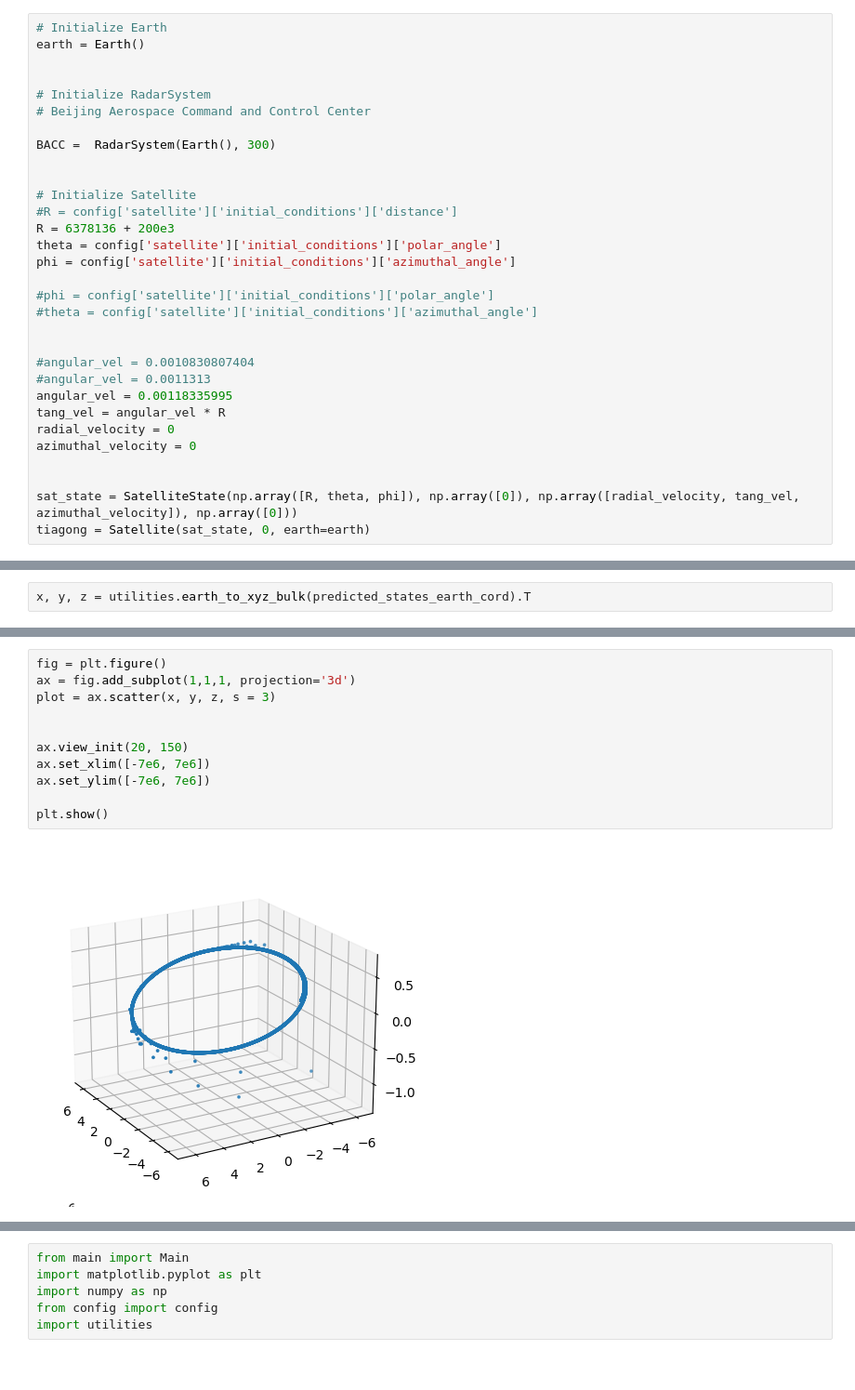
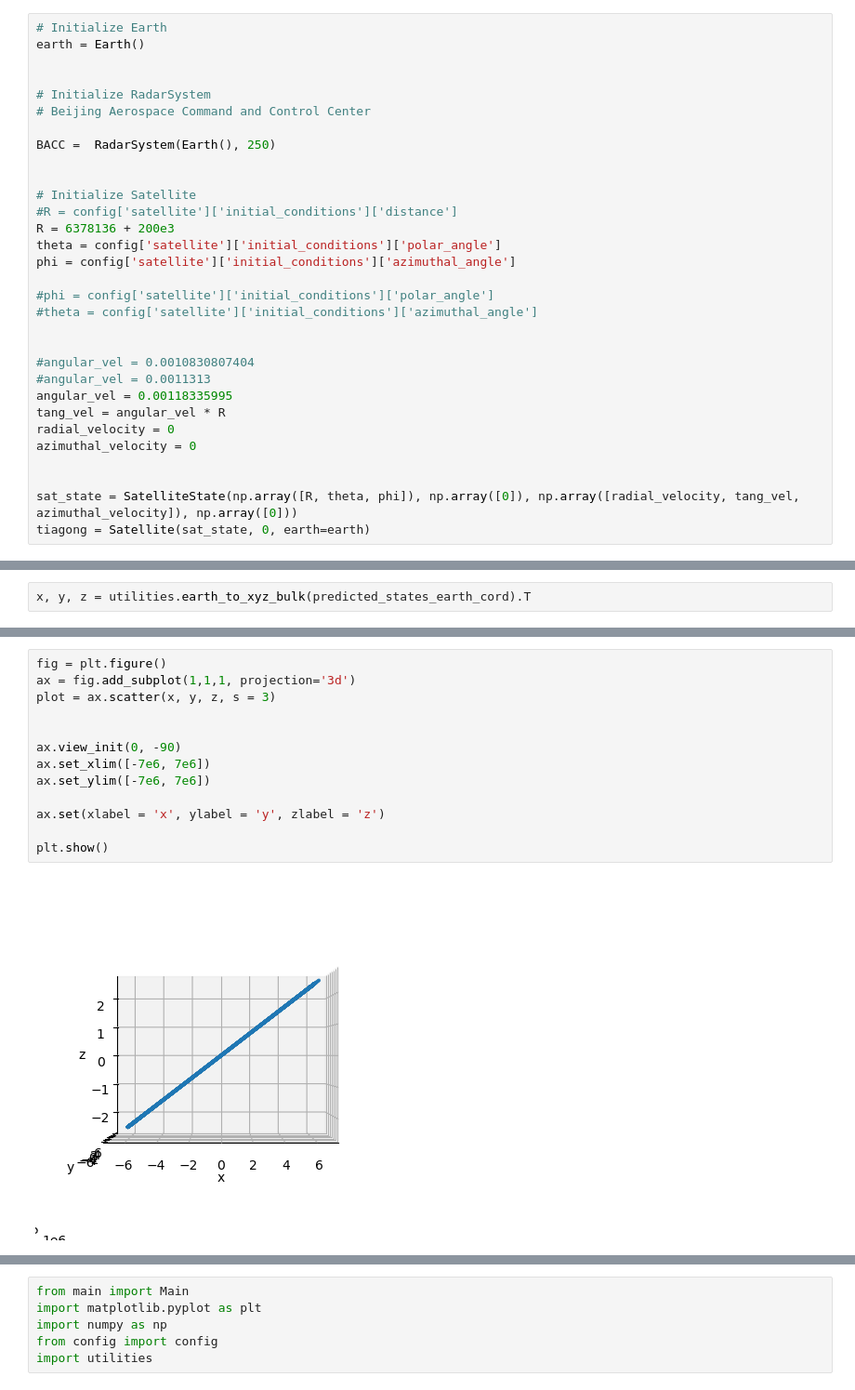
Before and after one commit to Tiangong-PMSC-Group/Satellite-Project, a Jupyter notebook: main_tests.ipynb, the cells around one changed output, grey strips where cells are left out. Shown at 93% size. Drawn from its saved outputs; the diff is of its cells as text.

```diff
--- a/main_tests.ipynb
+++ b/main_tests.ipynb
@@ -30,7 +27,7 @@ earth = Earth()
 # Initialize RadarSystem
 # Beijing Aerospace Command and Control Center
 
-BACC =  RadarSystem(Earth(), 300)
+BACC =  RadarSystem(Earth(), 250)
 
 
 # Initialize Satellite
@@ -275,13 +220,15 @@ array([ 140833.27651066,  140833.27651066,  140833.27651066, ...,
 # %%
 fig = plt.figure()
 ax = fig.add_subplot(1,1,1, projection='3d')
 plot = ax.scatter(x, y, z, s = 3)
 
 
-ax.view_init(20, 150)
+ax.view_init(0, -90)
 ax.set_xlim([-7e6, 7e6])
 ax.set_ylim([-7e6, 7e6])
 
+ax.set(xlabel = 'x', ylabel = 'y', zlabel = 'z')
+
 plt.show()
 # %% [output]
-[figure, old version]
+[figure, new version]
```
Also changed, not shown: parts of 12 cells of this notebook, 1 other file.
